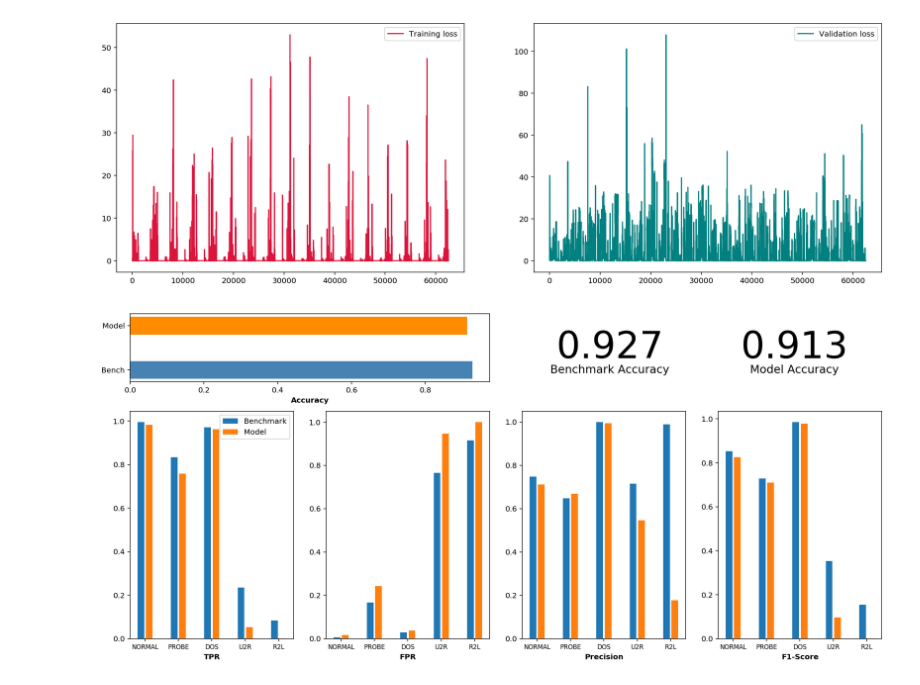
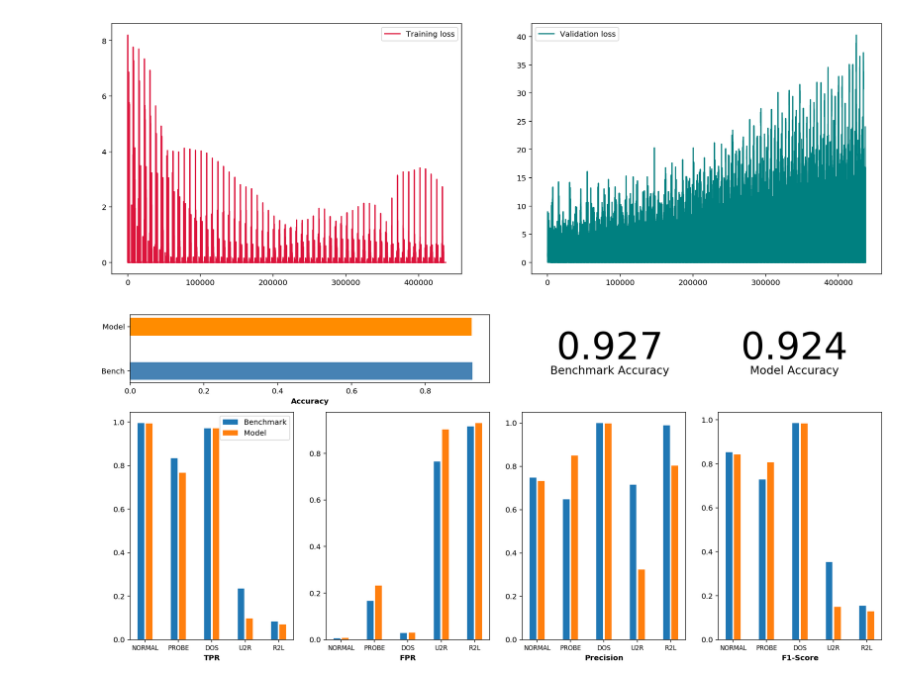
Before and after one commit to 386er/capstone, a Jupyter notebook: basic_rnn.ipynb, the cells around one changed output. Cells and saved outputs as stored; diff of their text form; code cells hidden in the pictures.

```diff
--- a/basic_rnn.ipynb
+++ b/basic_rnn.ipynb
@@ -21,14 +21,14 @@ warnings.filterwarnings("ignore")
 #########################
 
 st_dev = 0.1
-learning_rate = 0.04
-training_iters = 8000000
-batch_size = 128
+learning_rate = 0.001
+training_iters = 26000000
+batch_size = 64
 display_step = 100
 
 n_input = 41 # Number of features
 n_steps = 1 # timesteps
-n_hidden = 128 # hidden layer num of nodes
+n_hidden = 512 # hidden layer num of nodes
 n_classes = 5 # KDD99 total classes ( Normal + 4 attack types)
 # %%
 #########################
@@ -120,7 +122,7 @@ with tf.Session() as sess:
         if step % display_step == 0:
 
             print "Iter " + str(step*batch_size) + ", Minibatch Loss= " + "{:.6f}".format(loss) +  ", Minibatch Val Accuracy= " + \
-                  "{:.6f}".format(loss)
+                  "{:.6f}".format(loss_test)
 
         losses['train'].append(loss)
         losses['validation'].append(loss_test)
@@ -169,4 +192,6 @@ plt.show()
 # %%
+# Plot training and validation loss
+
 fig = plt.figure(figsize=(18,6))
 gs  = gridspec.GridSpec(1, 2, height_ratios=[1],width_ratios=[0.5,0.5])
 ax1 = plt.subplot(gs[0, 0:1])
@@ -178,11 +203,18 @@ ax1.legend()
 ax2.legend()
 
 plt.show()
+
+
+fig.savefig('trainvalidloss.pdf')
 # %% [output]
-[figure, old version]
+[figure, new version]
 # %%
+# Show the evaluation metrics
+
 conf_bench = hm.getBenchmarkResults()
 metrics = hm.computePerformanceMetrics(conf_bench, conf_matrix)
-hm.plotMetrics(metrics)
+fig = hm.plotMetrics(metrics)
+
+fig.savefig('results.pdf')
 # %% [output]
-[figure, old version]
+[figure, new version]
```
Also changed, not shown: parts of 4 cells of this notebook, 9 other files.
